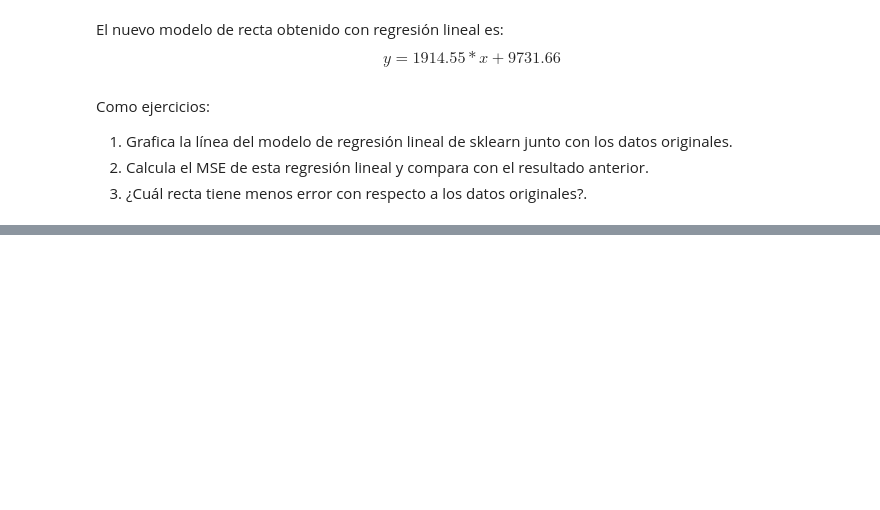
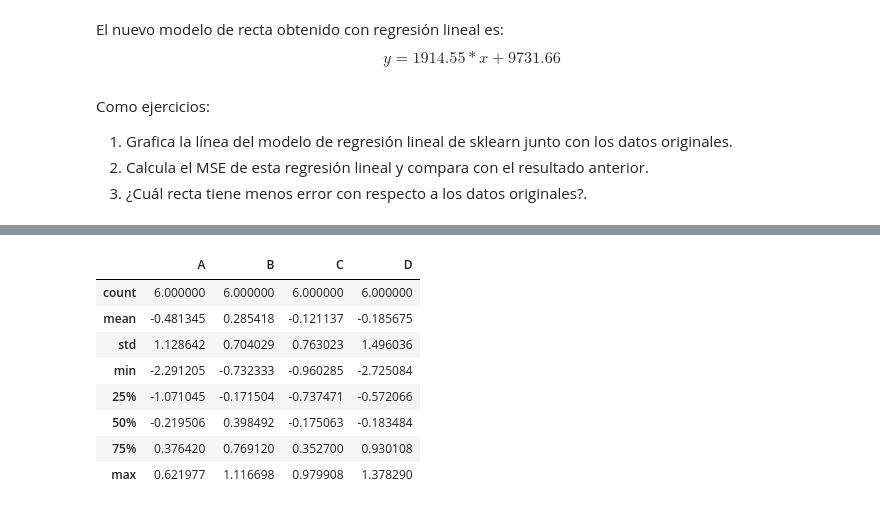
Before and after one commit to VictorCastro135/mineria-de-datos-178920, a Jupyter notebook: Minería_de_Datos.ipynb, the cells around one changed output, grey strips where cells are left out. Drawn from its saved outputs; the diff is of its cells as text; code cells hidden in the pictures; blank space fills up the shorter version.

```diff
--- a/Minería_de_Datos.ipynb
+++ b/Minería_de_Datos.ipynb
@@ -792,0 +924,12 @@ Como ejercicios:
+# %%
+df.describe()
+# %% [output]
+|  | A | B | C | D |
+| count | 6.000000 | 6.000000 | 6.000000 | 6.000000 |
+| mean | -0.481345 | 0.285418 | -0.121137 | -0.185675 |
+| std | 1.128642 | 0.704029 | 0.763023 | 1.496036 |
+| min | -2.291205 | -0.732333 | -0.960285 | -2.725084 |
+| 25% | -1.071045 | -0.171504 | -0.737471 | -0.572066 |
+| 50% | -0.219506 | 0.398492 | -0.175063 | -0.183484 |
+| 75% | 0.376420 | 0.769120 | 0.352700 | 0.930108 |
+| max | 0.621977 | 1.116698 | 0.979908 | 1.378290 |
```
Also changed, not shown: parts of 20 cells of this notebook.
